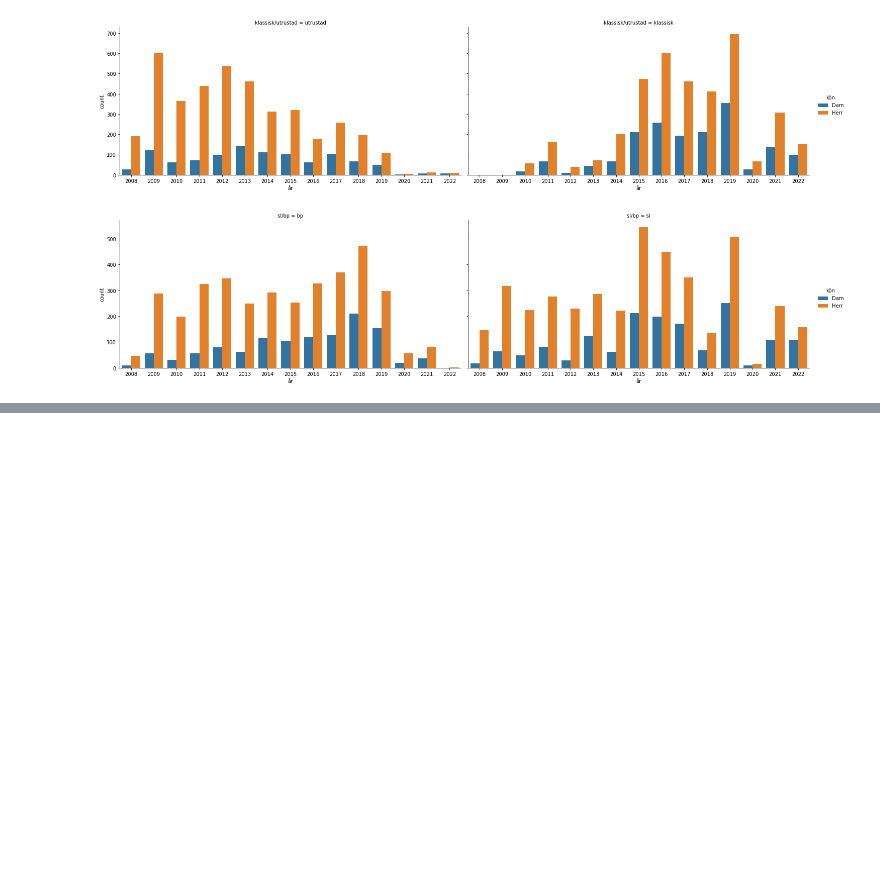
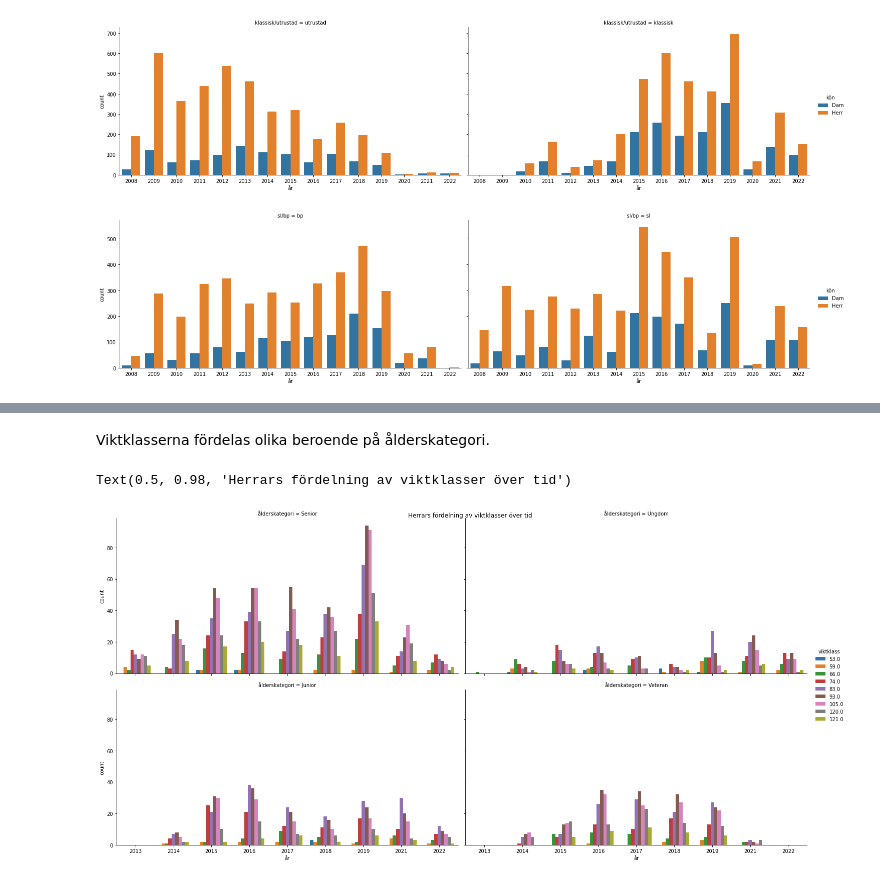
Before and after one commit to ErikHartman/styrkelyft, a Jupyter notebook: ssf_ranking.ipynb, the cells around one changed output, grey strips where cells are left out. Drawn from its saved outputs; the diff is of its cells as text; code cells hidden in the pictures; blank space fills up the shorter version.

```diff
--- a/ssf_ranking.ipynb
+++ b/ssf_ranking.ipynb
@@ -346,0 +349,15 @@ g = sns.catplot(x="år", hue="kön", kind='count',aspect=2,
+# %% [markdown]
+Viktklasserna fördelas olika beroende på ålderskategori.
+# %%
+# antal tävlande i de olika viktklasserna
+df.replace('120+', '121', inplace=True)
+df.replace('84+', '85', inplace=True)
+df['viktklass'] = df['viktklass'].astype(float)
+kl = df[df['klassisk/utrustad'] == 'klassisk']
+kl = kl[kl['år'].isin(['2013','2014','2015','2016','2017','2018','2019','2021','2022'])]
+kl.sort_values('år', inplace=True)
+g = sns.catplot(x="år",  aspect=2, kind='count', hue='viktklass', data=kl[kl['kön'] == 'Herr'], col='ålderskategori', col_wrap=2)
+plt.suptitle('Herrars fördelning av viktklasser över tid')
+# %% [output]
+Text(0.5, 0.98, 'Herrars fördelning av viktklasser över tid')
+[figure, added]
```
Also changed, not shown: parts of 19 cells of this notebook, 1 other file.
